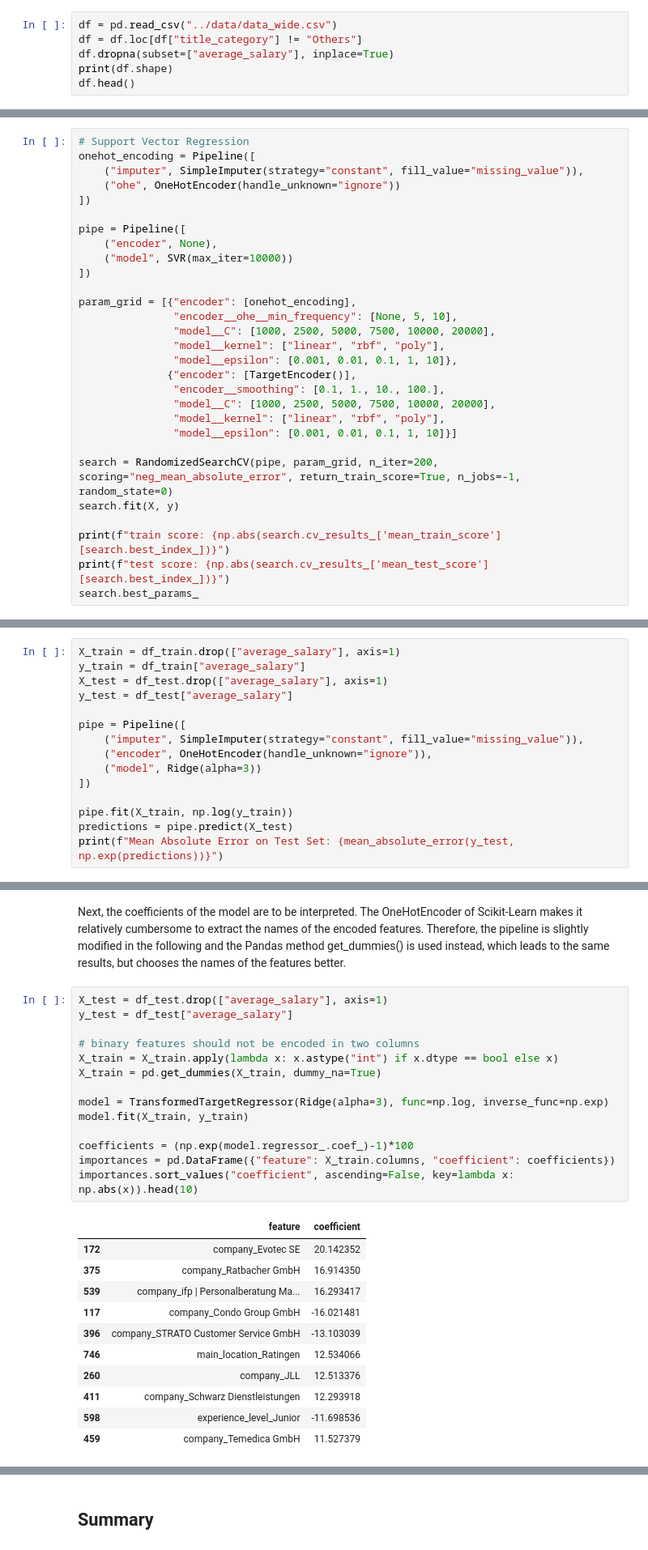
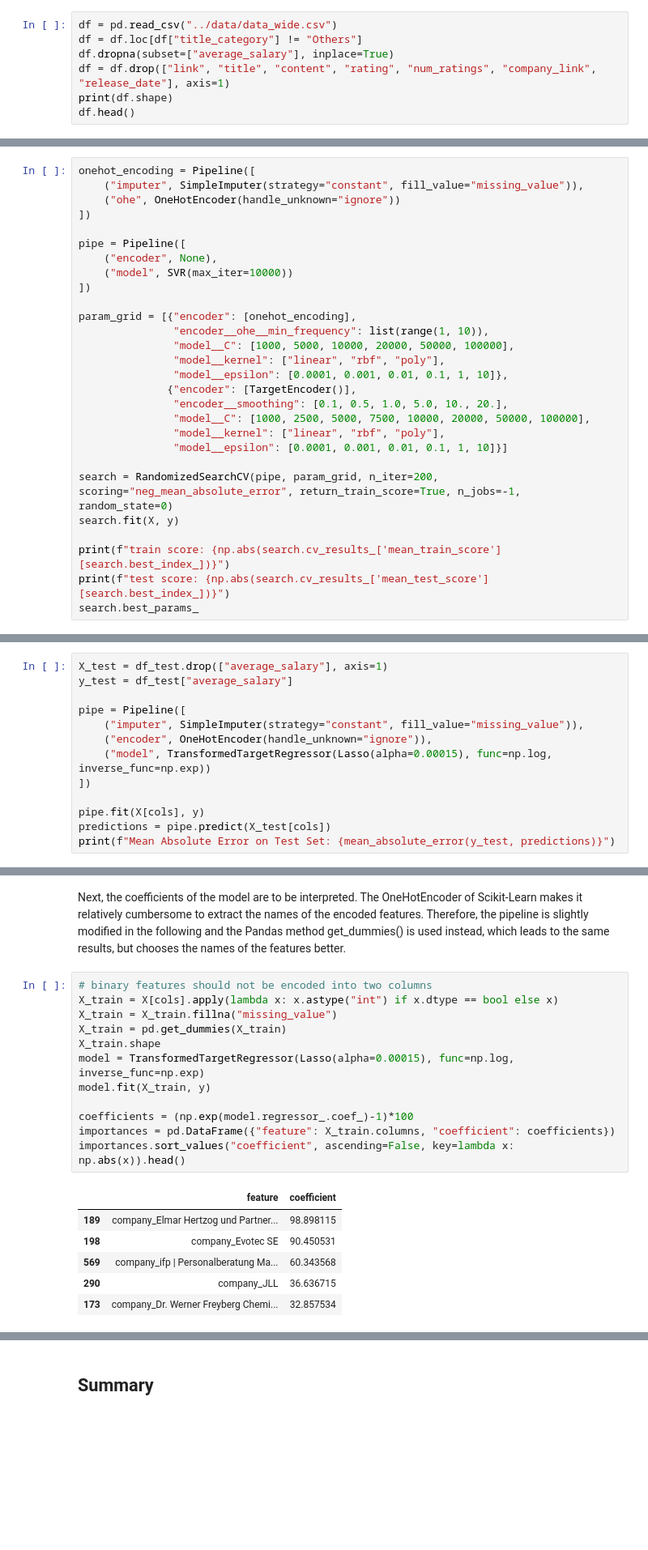
Before and after one commit to Joachim93/Data-Science-Job-Analysis, a Jupyter notebook: notebooks/Modeling.ipynb, the cells around one changed output, grey strips where cells are left out. Shown at 81% size. Cells and saved outputs as stored; diff of their text form; blank space fills up the shorter version.

```diff
--- a/notebooks/Modeling.ipynb
+++ b/notebooks/Modeling.ipynb
@@ -34,6 +37,7 @@ warnings.filterwarnings("ignore")
 df = pd.read_csv("../data/data_wide.csv")
 df = df.loc[df["title_category"] != "Others"]
 df.dropna(subset=["average_salary"], inplace=True)
+df = df.drop(["link", "title", "content", "rating", "num_ratings", "company_link", "release_date"], axis=1)
 print(df.shape)
 df.head()
 # %% [output]
@@ -376,5 +382,4 @@ Nachdem mit der Ridge Regression ein effizientes und leicht zu interpretierendes
 # %%
-# Support Vector Regression
 onehot_encoding = Pipeline([
     ("imputer", SimpleImputer(strategy="constant", fill_value="missing_value")),
     ("ohe", OneHotEncoder(handle_unknown="ignore"))
@@ -386,15 +391,15 @@ pipe = Pipeline([
 ])
 
 param_grid = [{"encoder": [onehot_encoding],
-               "encoder__ohe__min_frequency": [None, 5, 10],
-               "model__C": [1000, 2500, 5000, 7500, 10000, 20000],
+               "encoder__ohe__min_frequency": list(range(1, 10)),
+               "model__C": [1000, 5000, 10000, 20000, 50000, 100000],
                "model__kernel": ["linear", "rbf", "poly"],
-               "model__epsilon": [0.001, 0.01, 0.1, 1, 10]},
+               "model__epsilon": [0.0001, 0.001, 0.01, 0.1, 1, 10]},
               {"encoder": [TargetEncoder()],
-               "encoder__smoothing": [0.1, 1., 10., 100.],
-               "model__C": [1000, 2500, 5000, 7500, 10000, 20000],
+               "encoder__smoothing": [0.1, 0.5, 1.0, 5.0, 10., 20.],
+               "model__C": [1000, 2500, 5000, 7500, 10000, 20000, 50000, 100000],
                "model__kernel": ["linear", "rbf", "poly"],
-               "model__epsilon": [0.001, 0.01, 0.1, 1, 10]}]
+               "model__epsilon": [0.0001, 0.001, 0.01, 0.1, 1, 10]}]
 
 search = RandomizedSearchCV(pipe, param_grid, n_iter=200, scoring="neg_mean_absolute_error", return_train_score=True, n_jobs=-1, random_state=0)
 search.fit(X, y)
@@ -678,16 +723,14 @@ Finally, the best model is evaluated on the test data.
 # %%
-X_train = df_train.drop(["average_salary"], axis=1)
-y_train = df_train["average_salary"]
 X_test = df_test.drop(["average_salary"], axis=1)
 y_test = df_test["average_salary"]
 
 pipe = Pipeline([
     ("imputer", SimpleImputer(strategy="constant", fill_value="missing_value")),
     ("encoder", OneHotEncoder(handle_unknown="ignore")),
-    ("model", Ridge(alpha=3))
+    ("model", TransformedTargetRegressor(Lasso(alpha=0.00015), func=np.log, inverse_func=np.exp))
 ])
 
-pipe.fit(X_train, np.log(y_train))
-predictions = pipe.predict(X_test)
-print(f"Mean Absolute Error on Test Set: {mean_absolute_error(y_test, np.exp(predictions))}")
+pipe.fit(X[cols], y)
+predictions = pipe.predict(X_test[cols])
+print(f"Mean Absolute Error on Test Set: {mean_absolute_error(y_test, predictions)}")
 # %% [output]
@@ -701,31 +783,24 @@ The error on the test data is significantly higher than the cross validation sco
 # %% [markdown]
 Next, the coefficients of the model are to be interpreted. The OneHotEncoder of Scikit-Learn makes it relatively cumbersome to extract the names of the encoded features. Therefore, the pipeline is slightly modified in the following and the Pandas method get_dummies() is used instead, which leads to the same results, but chooses the names of the features better.
 # %%
-X_test = df_test.drop(["average_salary"], axis=1)
-y_test = df_test["average_salary"]
-
-# binary features should not be encoded in two columns
-X_train = X_train.apply(lambda x: x.astype("int") if x.dtype == bool else x)
-X_train = pd.get_dummies(X_train, dummy_na=True)
-
-model = TransformedTargetRegressor(Ridge(alpha=3), func=np.log, inverse_func=np.exp)
-model.fit(X_train, y_train)
+# binary features should not be encoded into two columns
+X_train = X[cols].apply(lambda x: x.astype("int") if x.dtype == bool else x)
+X_train = X_train.fillna("missing_value")
+X_train = pd.get_dummies(X_train)
+X_train.shape
+model = TransformedTargetRegressor(Lasso(alpha=0.00015), func=np.log, inverse_func=np.exp)
+model.fit(X_train, y)
 
 coefficients = (np.exp(model.regressor_.coef_)-1)*100
 importances = pd.DataFrame({"feature": X_train.columns, "coefficient": coefficients})
-importances.sort_values("coefficient", ascending=False, key=lambda x: np.abs(x)).head(10)
+importances.sort_values("coefficient", ascending=False, key=lambda x: np.abs(x)).head()
 # %% [output]
 |  | feature | coefficient |
-| 172 | company_Evotec SE | 20.142352 |
-| 375 | company_Ratbacher GmbH | 16.914350 |
-| 539 | company_ifp | Personalberatung Ma... | 16.293417 |
-| 117 | company_Condo Group GmbH | -16.021481 |
-| 396 | company_STRATO Customer Service GmbH | -13.103039 |
-| 746 | main_location_Ratingen | 12.534066 |
-| 260 | company_JLL | 12.513376 |
-| 411 | company_Schwarz Dienstleistungen | 12.293918 |
-| 598 | experience_level_Junior | -11.698536 |
-| 459 | company_Temedica GmbH | 11.527379 |
+| 189 | company_Elmar Hertzog und Partner... | 98.898115 |
+| 198 | company_Evotec SE | 90.450531 |
+| 569 | company_ifp | Personalberatung Ma... | 60.343568 |
+| 290 | company_JLL | 36.636715 |
+| 173 | company_Dr. Werner Freyberg Chemi... | 32.857534 |
 # %% [markdown]
 Normally, the coefficients of a regression indicate by how many units the target changes when a certain feature is increased by one unit. However, due to the log transformation, this method of interpretation is no longer possible. Instead, however, a percentage effect on the target can be read off via the performed transformation.
 
```
Also changed, not shown: parts of 66 cells of this notebook, 1 other file.
